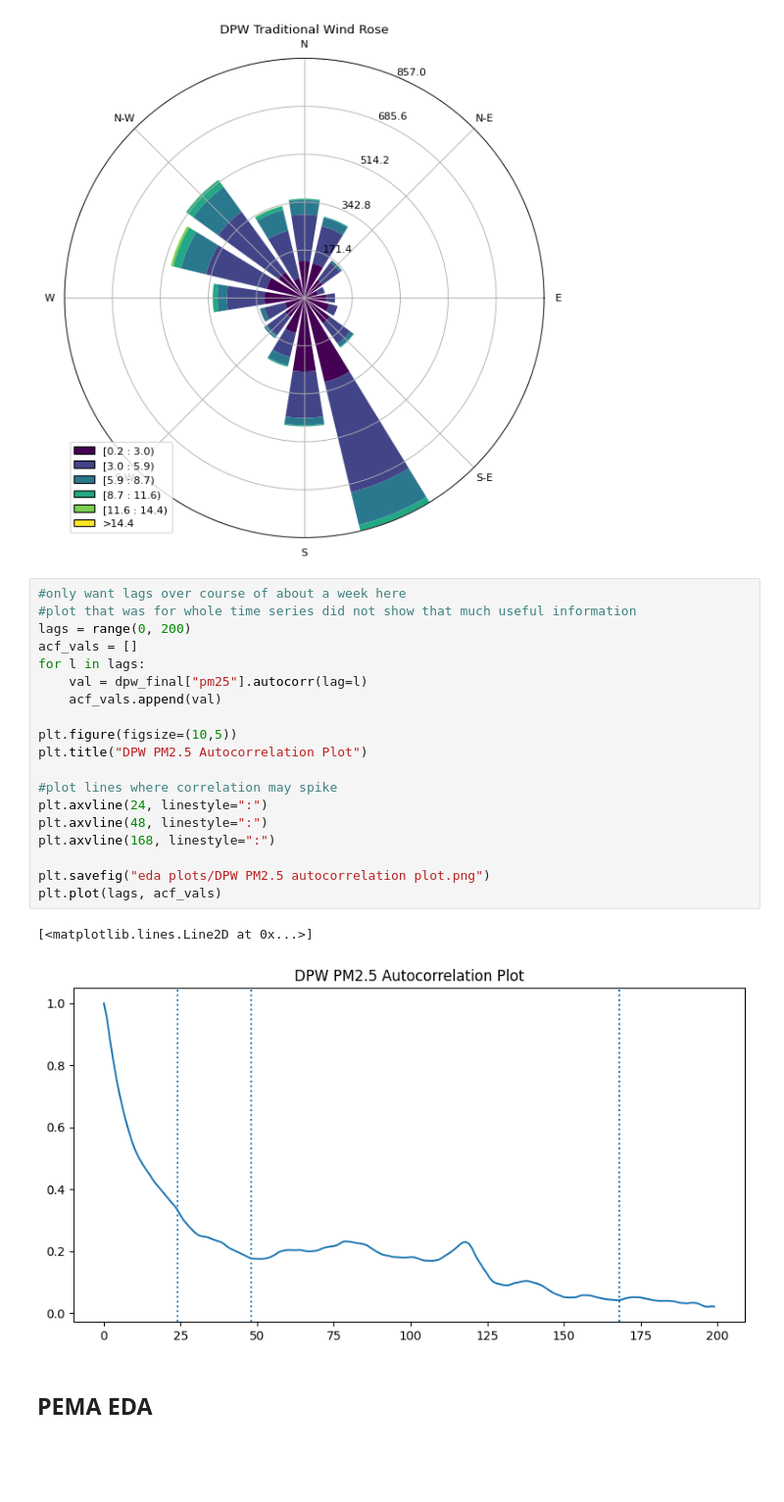
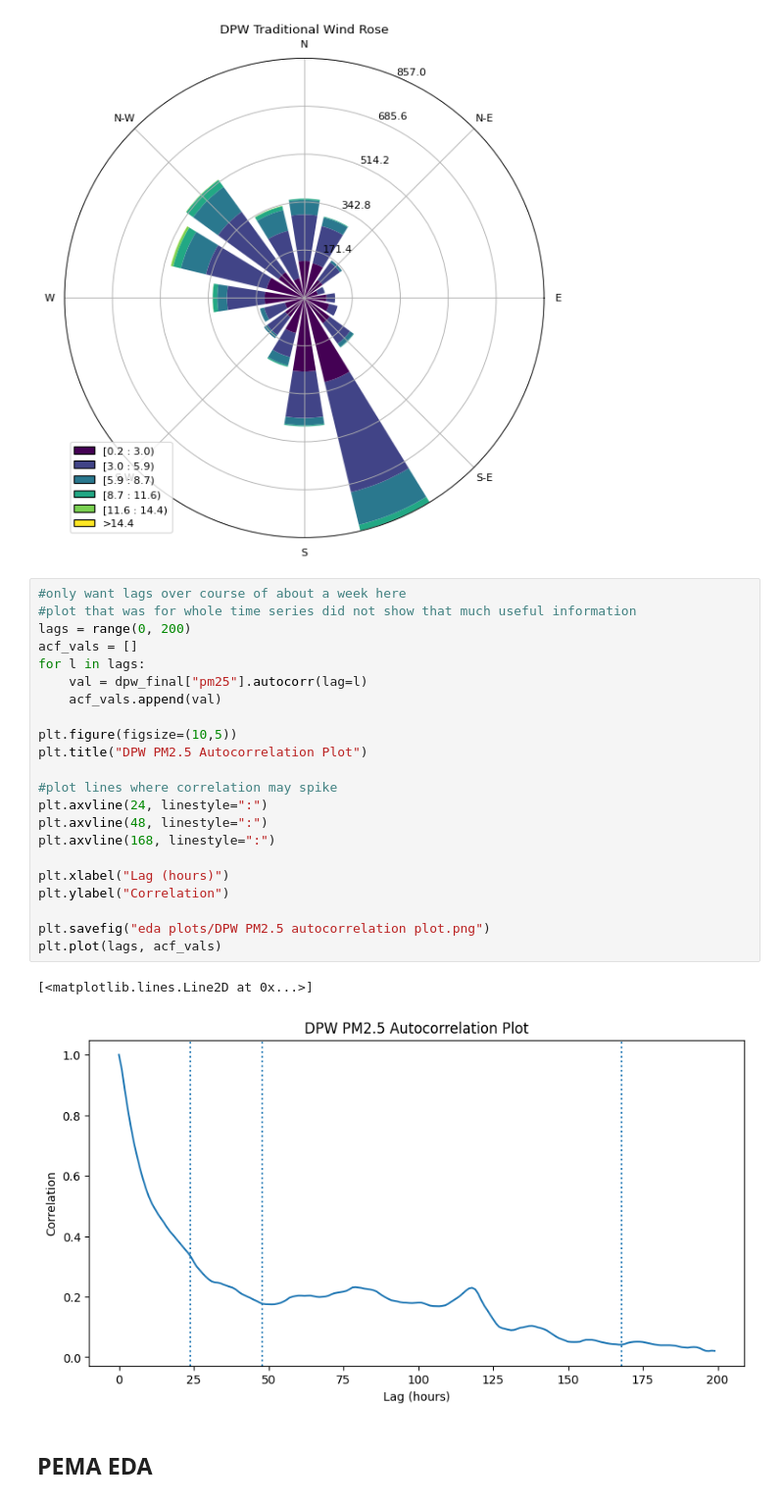
Before and after one commit to jacklardner/wind-pm-analysis, a Jupyter notebook: more_eda.ipynb, the cells around one changed output. Shown at 98% size. Cells and saved outputs as stored; diff of their text form; blank space fills up the shorter version.

```diff
--- a/more_eda.ipynb
+++ b/more_eda.ipynb
@@ -271,25 +271,28 @@ plt.show()
 # %%
 #only want lags over course of about a week here
 #plot that was for whole time series did not show that much useful information
 lags = range(0, 200)
 acf_vals = []
 for l in lags:
     val = dpw_final["pm25"].autocorr(lag=l)
     acf_vals.append(val)
 
 plt.figure(figsize=(10,5))
 plt.title("DPW PM2.5 Autocorrelation Plot")
 
 #plot lines where correlation may spike
 plt.axvline(24, linestyle=":")
 plt.axvline(48, linestyle=":")
 plt.axvline(168, linestyle=":")
 
+plt.xlabel("Lag (hours)")
+plt.ylabel("Correlation")
+
 plt.savefig("eda plots/DPW PM2.5 autocorrelation plot.png")
 plt.plot(lags, acf_vals)
 # %% [output]
 [<matplotlib.lines.Line2D at 0x...>]
-[figure, old version]
+[figure, new version]
 # %% [markdown]
 ## PEMA EDA
 # %%
```
Also changed, not shown: parts of 6 cells of this notebook, 42 other files.
